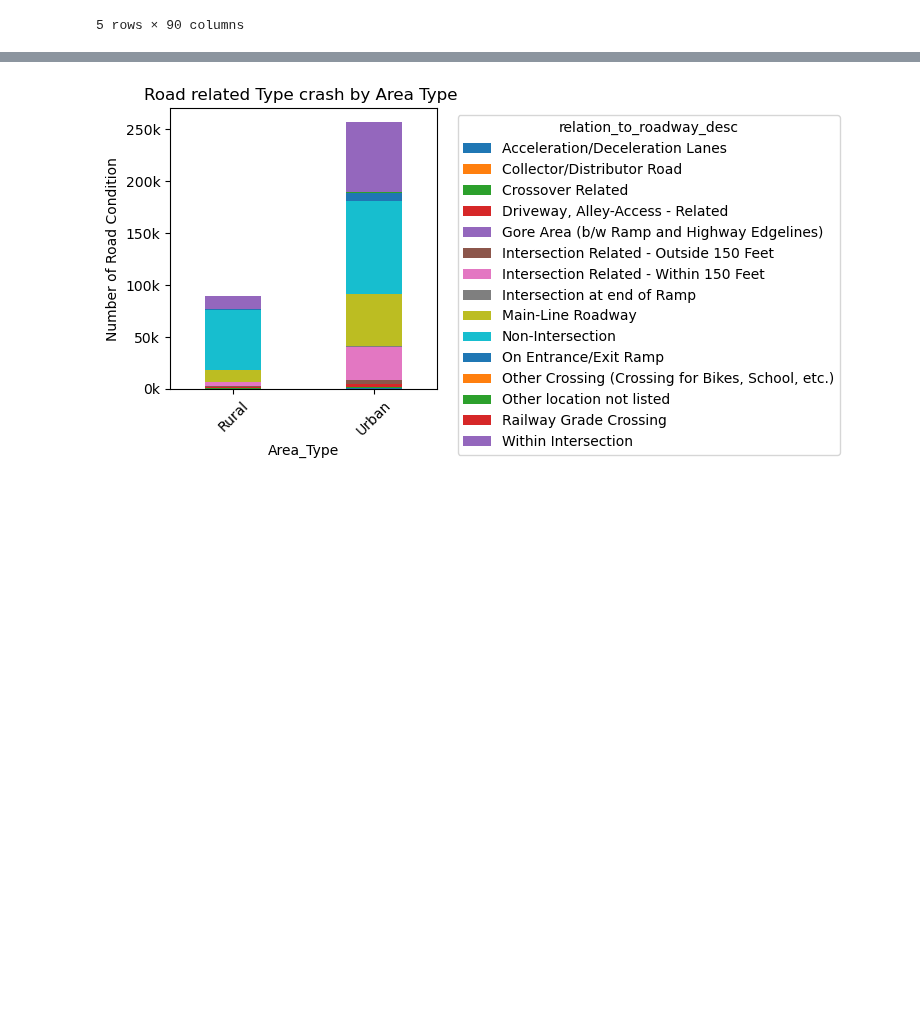
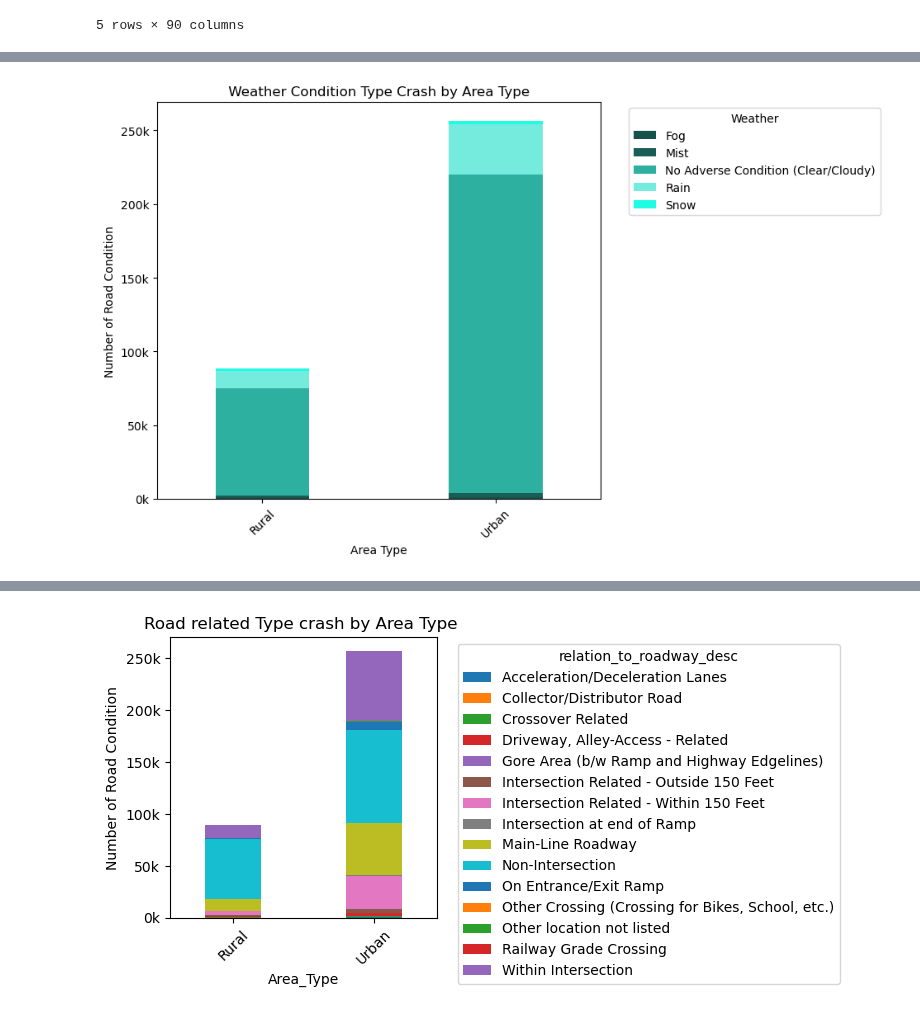
Before and after one commit to Eliab16/VDOT-crash-analysis, a Jupyter notebook: notebooks/VDOT-2.ipynb, the cells around one changed output, grey strips where cells are left out. Drawn from its saved outputs; the diff is of its cells as text; code cells hidden in the pictures; blank space fills up the shorter version.

```diff
--- a/notebooks/VDOT-2.ipynb
+++ b/notebooks/VDOT-2.ipynb
@@ -169,0 +119,6 @@ plt.show()
+# %%
+# 6-B
+collision_counts = factors_crashdata.groupby(['area_type','weather_condition_desc']).size().reset_index(name='counts')
+collision_counts_sorted = collision_counts.sort_values(by='counts', ascending=False)
+top_10_factors_count = collision_counts_sorted.head(10)
+top_10_factors_count
@@ -169,0 +137,20 @@ plt.show()
+# %%
+top_10_factors_count.pivot(index='area_type', columns='weather_condition_desc', values='counts').plot(
+    kind='bar',
+    stacked=True,
+    figsize=(10,6),
+    color=colors3,
+    width=0.4)
+plt.title(' Weather Condition Type Crash by Area Type ')
+plt.xlabel('Area Type')
+plt.ylabel('Number of Road Condition')
+plt.xticks(rotation=45)
+plt.legend(title='Weather',
+bbox_to_anchor=(1.05,1),
+loc= 'upper left')
+plt.tight_layout()
+plt.gca().yaxis.set_major_formatter(ticker.FuncFormatter(lambda x,pos:'{0:g}k'.format(x/1000)))
+plt.savefig('Road related.jpg', format='jpg')
+plt.show()
+# %% [output]
+[figure, added]
```
Also changed, not shown: parts of 36 cells of this notebook.
